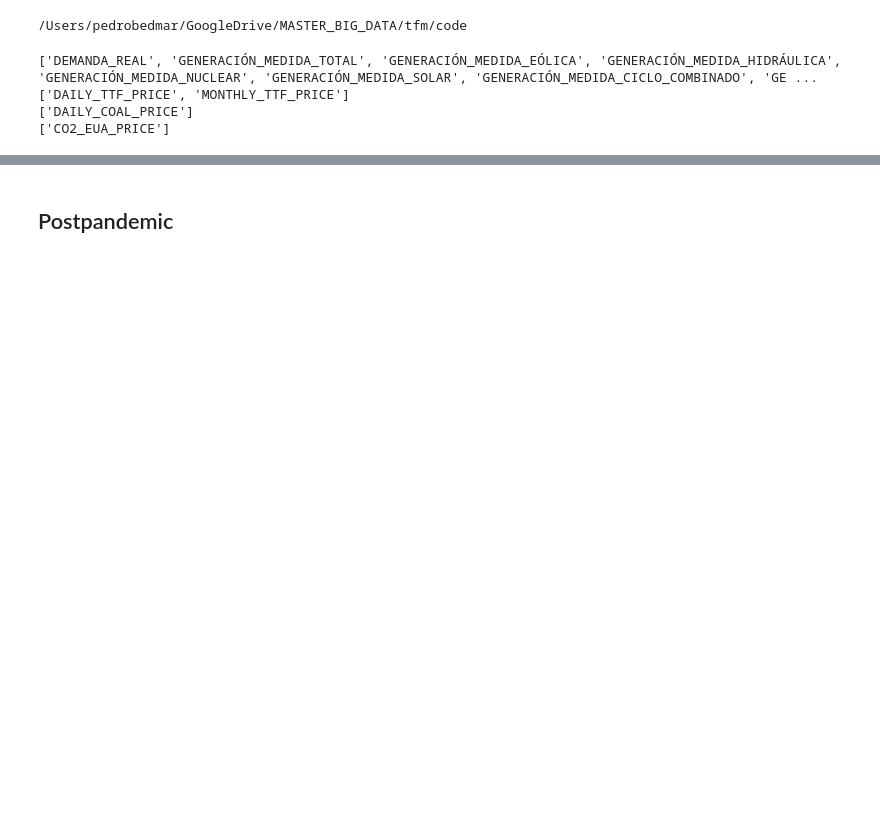
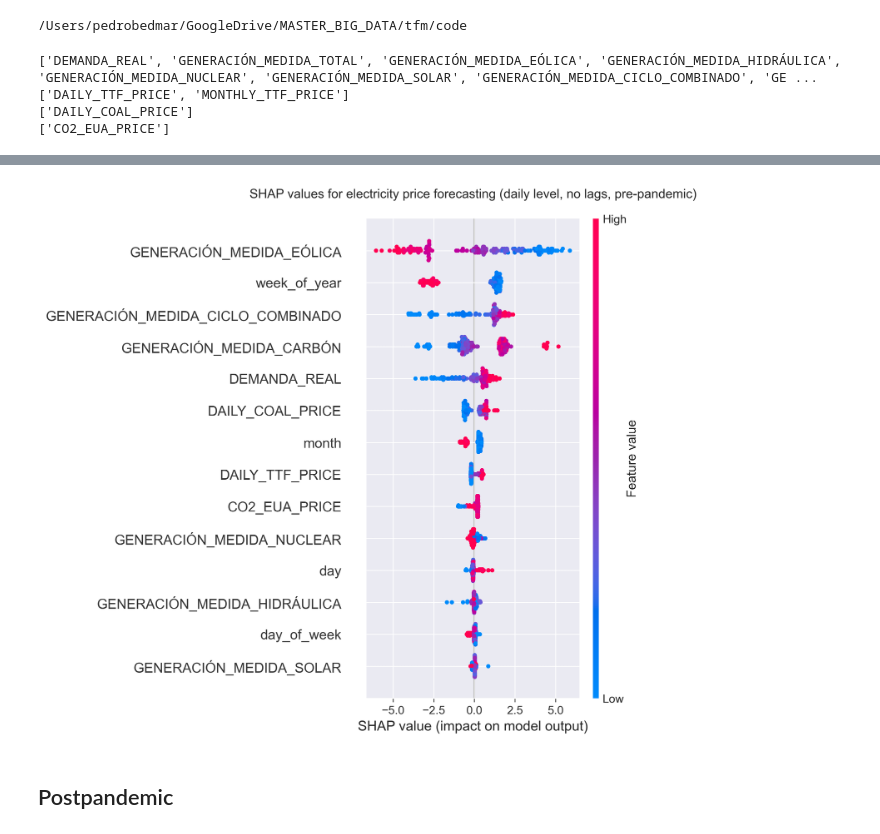
Before and after one commit to pbedmar/tfm, a Jupyter notebook: lab/daily_predictors.ipynb, the cells around one changed output, grey strips where cells are left out. Drawn from its saved outputs; the diff is of its cells as text; code cells hidden in the pictures; blank space fills up the shorter version.

```diff
--- a/lab/daily_predictors.ipynb
+++ b/lab/daily_predictors.ipynb
@@ -50,0 +107,2 @@ print(icap_tickers)
+# %%
+data_train, data_test = load_and_preprocess_daily_data(start_index, end_index, lags=[], date_features=date_features)
@@ -51,2 +113,8 @@ print(icap_tickers)
+# %%
+shap.summary_plot(shap_values_nolags_prepandemic, show=False)
+plt.title(f"SHAP values for electricity price forecasting (daily level, no lags, pre-pandemic)", y=1.03)
+plt.show()
+# %% [output]
+[figure, added]
 # %% [markdown]
 ## Postpandemic
```
Also changed, not shown: parts of 37 cells of this notebook, 38 other files.
